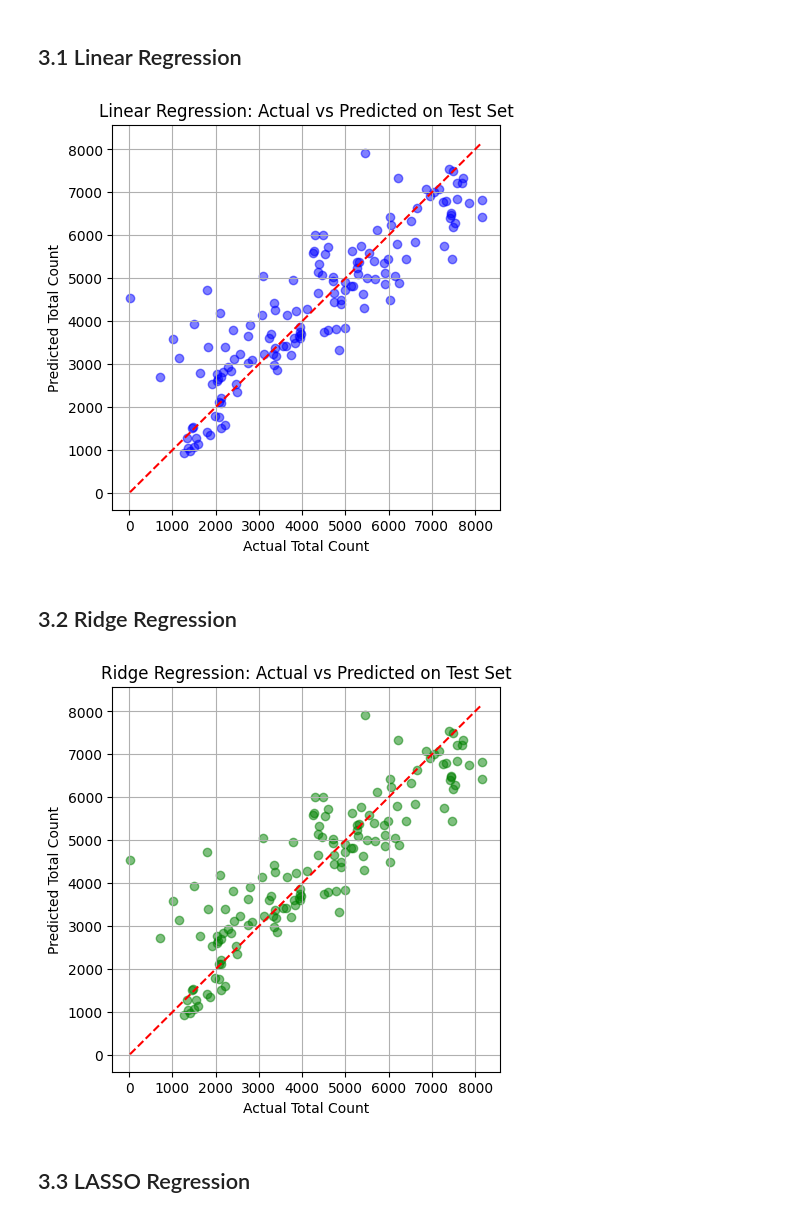
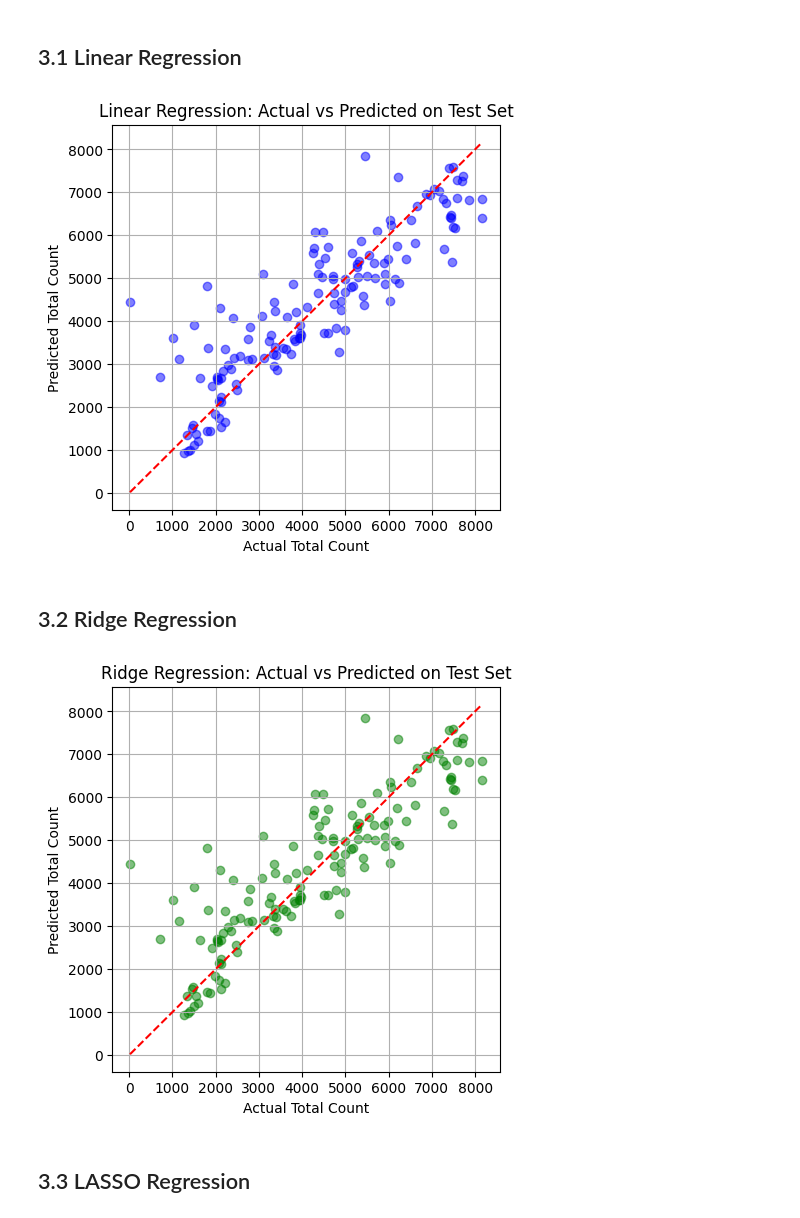
Before and after one commit to Wenxin-Lyu/MLDA_Project_Bike_Sharing, a Jupyter notebook: bike_sharing_report.ipynb, the cells around one changed output. Drawn from its saved outputs; the diff is of its cells as text; code cells hidden in the pictures.

Commit message:
drop feeling temperature from feature

```diff
--- a/bike_sharing_report.ipynb
+++ b/bike_sharing_report.ipynb
@@ -507,7 +507,10 @@ All models will be trained on the training set and make predictions on the test
 # Data Preparation
 # Define target and features
 target_variable = 'total_count'
-feature_variables = pd.Index(numerical_variables).drop(['casual', 'registered', 'total_count']).tolist()
+# 'total_count' is the target variable
+# 'casual' and 'registered' are highly correlated with the target
+# 'feeling_temperature' is highly correlated with 'temperature'
+feature_variables = pd.Index(numerical_variables).drop(['casual', 'registered', 'total_count', 'feeling_temperature']).tolist()
 
 # Import train_test_split
 from sklearn.model_selection import train_test_split
@@ -530,21 +533,21 @@ linear_pipeline = Pipeline([('scaler', StandardScaler()), ('regressor', LinearRe
 linear_pipeline.fit(X_train, y_train)
 
 # Make predictions on the test data
-y_pred_lr = linear_pipeline.predict(X_test)
+y_pred_linear = linear_pipeline.predict(X_test)
 # %%
 import matplotlib.pyplot as plt
 
 #Linear Regression: Visualize Actual vs. Predicted Values on Test Set
 plt.figure(figsize=(5, 5))
-plt.scatter(y_test, y_pred, alpha=0.5, color='blue')
+plt.scatter(y_test, y_pred_linear, alpha=0.5, color='blue')
 plt.plot([y_test.min(), y_test.max()], [y_test.min(), y_test.max()], 'r--')
 plt.xlabel('Actual Total Count')
 plt.ylabel('Predicted Total Count')
 plt.title('Linear Regression: Actual vs Predicted on Test Set')
 plt.grid(True)
 plt.show()
 # %% [output]
-[figure, old version]
+[figure, new version]
 # %% [markdown]
 ## 3.2 Ridge Regression
 # %%
@@ -567,7 +570,7 @@ plt.title('Ridge Regression: Actual vs Predicted on Test Set')
 plt.grid(True)
 plt.show()
 # %% [output]
-[figure, old version]
+[figure, new version]
 # %% [markdown]
 ## 3.3 LASSO Regression
 # %%
```
Also changed, not shown: parts of 2 cells of this notebook.
